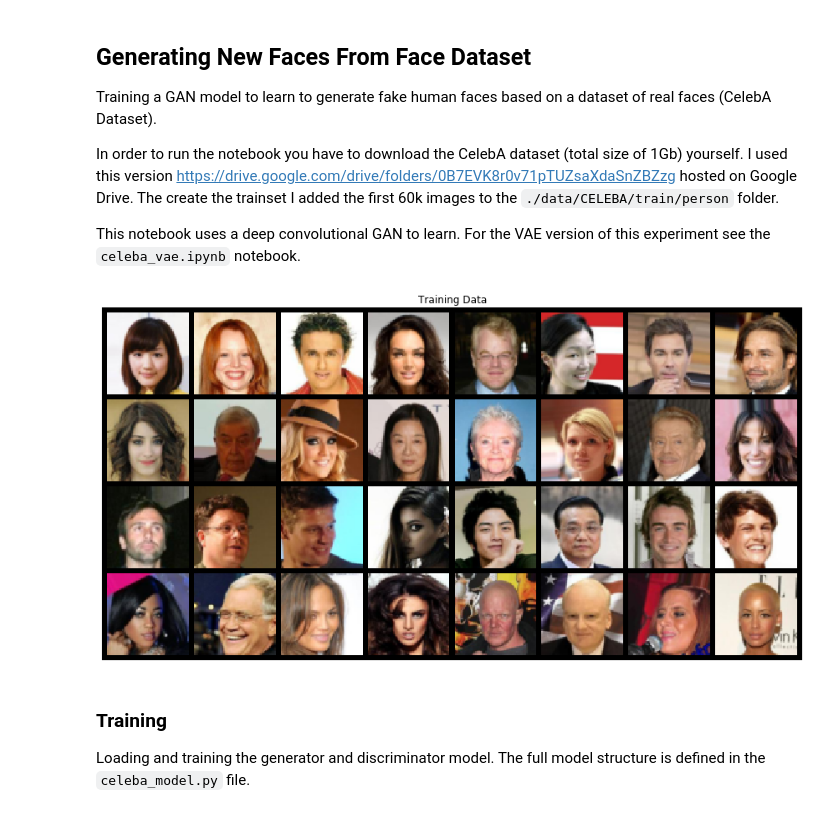
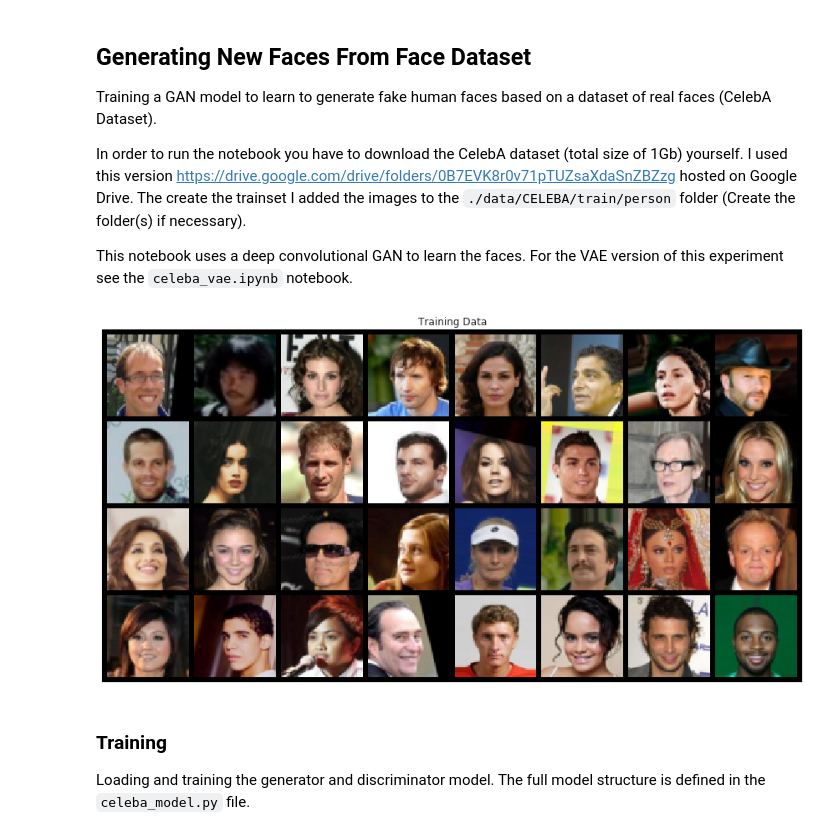
Before and after one commit to paddepadde/generative-models, a Jupyter notebook: celeba_gan.ipynb, the cells around one changed output. Drawn from its saved outputs; the diff is of its cells as text; code cells hidden in the pictures.

Commit message:
gan/vae for celeb-a dataset

```diff
--- a/celeba_gan.ipynb
+++ b/celeba_gan.ipynb
@@ -3,9 +3,9 @@
 
 Training a GAN model to learn to generate fake human faces based on a dataset of real faces (CelebA Dataset).
 
-In order to run the notebook you have to download the CelebA dataset (total size of 1Gb) yourself. I used this version [https://drive.google.com/drive/folders/0B7EVK8r0v71pTUZsaXdaSnZBZzg](https://drive.google.com/drive/folders/0B7EVK8r0v71pTUZsaXdaSnZBZzg) hosted on Google Drive. The create the trainset I added the first 60k images to the `./data/CELEBA/train/person` folder.
+In order to run the notebook you have to download the CelebA dataset (total size of 1Gb) yourself. I used this version [https://drive.google.com/drive/folders/0B7EVK8r0v71pTUZsaXdaSnZBZzg](https://drive.google.com/drive/folders/0B7EVK8r0v71pTUZsaXdaSnZBZzg) hosted on Google Drive. The create the trainset I added the images to the `./data/CELEBA/train/person` folder (Create the folder(s) if necessary).
 
-This notebook uses a deep convolutional GAN to learn. For the VAE version of this experiment see the `celeba_vae.ipynb` notebook.
+This notebook uses a deep convolutional GAN to learn the faces. For the VAE version of this experiment see the `celeba_vae.ipynb` notebook.
 # %%
 # # Import disthe required libraries
 import torch
@@ -37,18 +37,18 @@ dataloader = torch.utils.data.DataLoader(dataset, batch_size=batch_size, shuffle
 # %%
 # Visualize some of the training data
 plt.figure(figsize=(15, 8))
-data, _ = next(iter(dataloader))
+real_data, _ = next(iter(dataloader))
 
 # Remove normalization from images and restore original images for correct visualization
-data = data * 0.5 + 0.5
+real_data = real_data * 0.5 + 0.5
 
-grid = torchvision.utils.make_grid(data[:32], nrow=8, padding=4)
+grid = torchvision.utils.make_grid(real_data[:32], nrow=8, padding=4)
 plt.imshow(grid.permute(1, 2, 0))
 plt.title('Training Data')
 plt.axis('off')
 plt.show()
 # %% [output]
-[figure, old version]
+[figure, new version]
 # %% [markdown]
 ### Training
 
```
Also changed, not shown: parts of 7 cells of this notebook, 33 other files.
